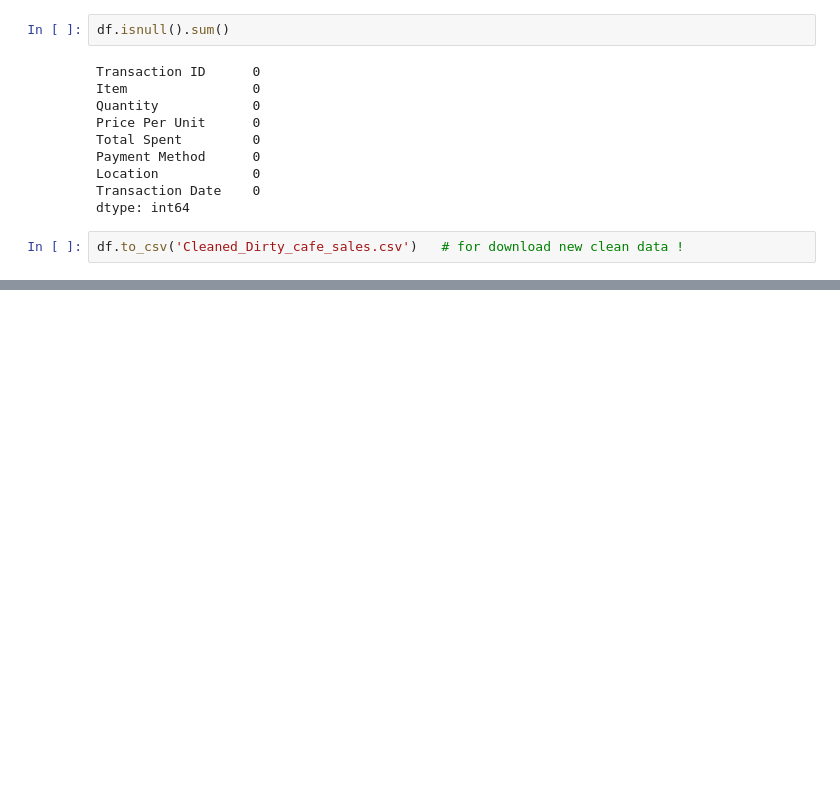
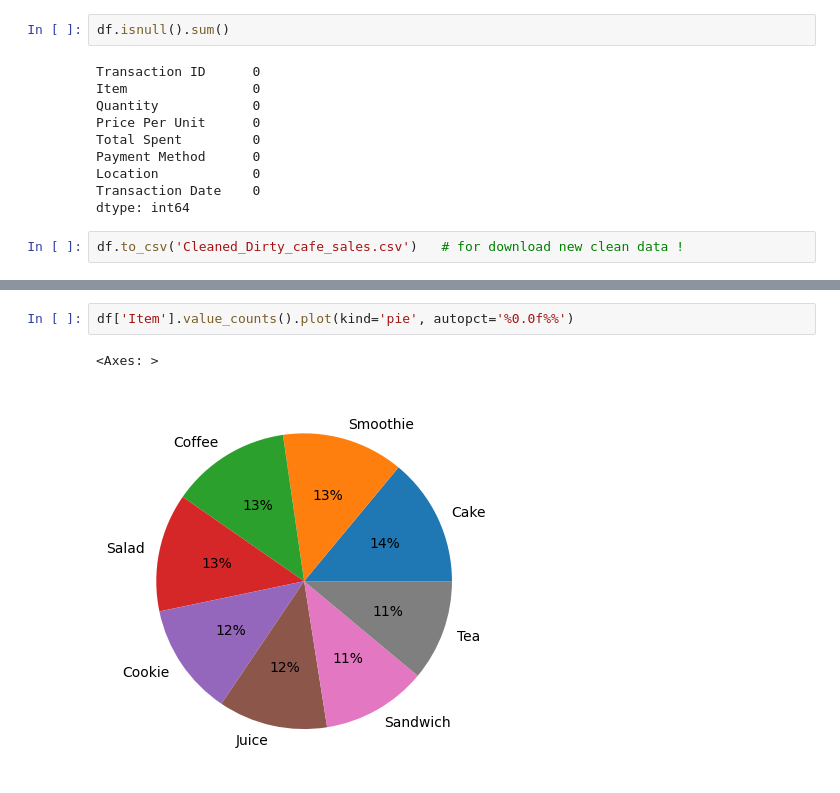
Before and after one commit to aayushmanz/Python-For-Data-Science, a Jupyter notebook: Pandas in Python/Practice in pandas/Practice_6_Dirty_cafe_sales.ipynb, the cells around one changed output, grey strips where cells are left out. Cells and saved outputs as stored; diff of their text form; blank space fills up the shorter version.

```diff
--- a/Pandas in Python/Practice in pandas/Practice_6_Dirty_cafe_sales.ipynb
+++ b/Pandas in Python/Practice in pandas/Practice_6_Dirty_cafe_sales.ipynb
@@ -333,0 +357,5 @@ df.to_csv('Cleaned_Dirty_cafe_sales.csv')   # for download new clean data !
+# %%
+df['Item'].value_counts().plot(kind='pie', autopct='%0.0f%%')
+# %% [output]
+<Axes: >
+[figure, added]
```
Also changed, not shown: parts of 10 cells of this notebook, 1 other file.
